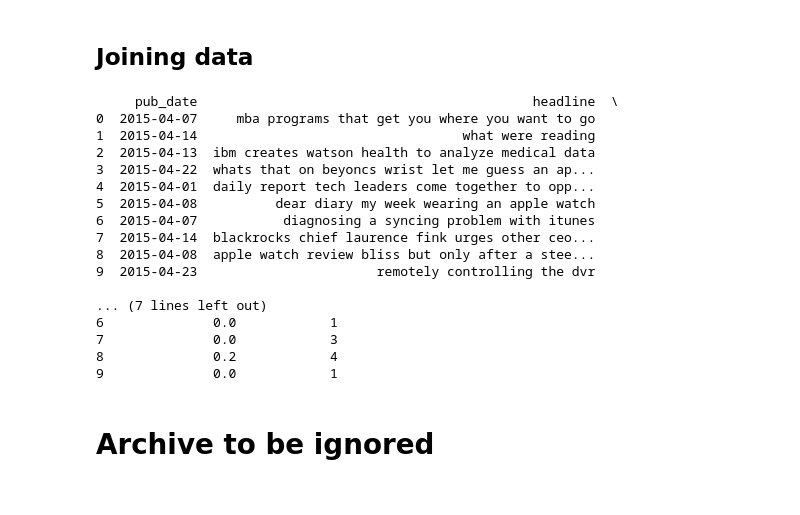
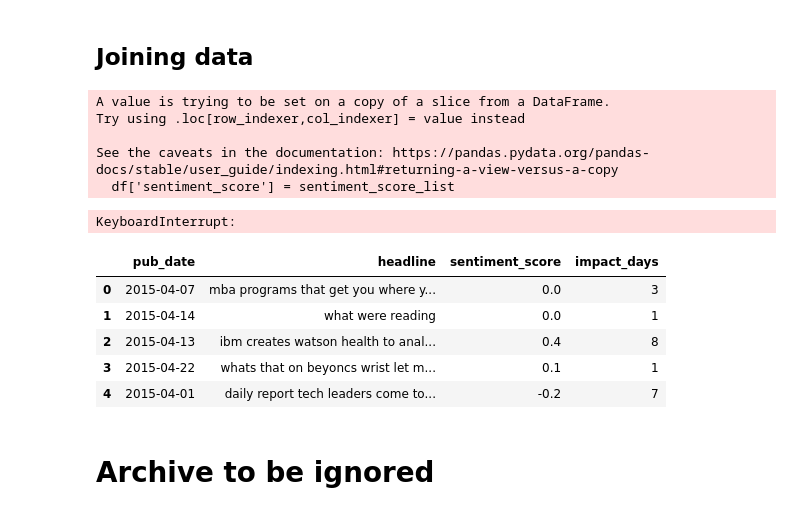
Before and after one commit to xavsant/multimodal_stockprice_prediction, a Jupyter notebook: code/experiments/LLM_Sentiment_Analysis/LLM_sentiment_feature_headline_final.ipynb, the cells around one changed output. Cells and saved outputs as stored; diff of their text form; code cells hidden in the pictures.

```diff
--- a/code/experiments/LLM_Sentiment_Analysis/LLM_sentiment_feature_headline_final.ipynb
+++ b/code/experiments/LLM_Sentiment_Analysis/LLM_sentiment_feature_headline_final.ipynb
@@ -49,5 +37,3 @@ df_new = df[['pub_date', 'headline']] #change this line for abstract
-# %%
-df_new = df_new.head(10)
 # %% [markdown]
 ## Polarity
 # %%
@@ -137,7 +123,7 @@ def analyze_sentiment_trend(text): #alter prompt for abstract
     Return results in JSON format like:
     {{ "SentimentScore": X.X }}
 
-    Here are some examples with SentimentScore and TrendStrength:
+    Here are some examples:
 
     Example 1:
     Headline: "Company Close to Finalizing Its 40 billion dollar funding."
@@ -359,25 +345,23 @@ df_analyzed = process_headlines_with_separate_models(df_new, 'headline')
 print(df_analyzed[['pub_date', 'headline', 'sentiment_score', 'impact_days']])
 
 # Save to CSV
-df_analyzed.to_csv('gemini_headline_features_predictions.csv', index= False)
+df_analyzed.to_csv('gemini_headline_features_predictions.csv', index= True)
 # %% [output]
-     pub_date                                           headline  \
-0  2015-04-07     mba programs that get you where you want to go
-1  2015-04-14                                  what were reading
-2  2015-04-13  ibm creates watson health to analyze medical data
-3  2015-04-22  whats that on beyoncs wrist let me guess an ap...
-4  2015-04-01  daily report tech leaders come together to opp...
-5  2015-04-08          dear diary my week wearing an apple watch
-6  2015-04-07           diagnosing a syncing problem with itunes
-7  2015-04-14  blackrocks chief laurence fink urges other ceo...
-8  2015-04-08  apple watch review bliss but only after a stee...
-9  2015-04-23                       remotely controlling the dvr
+A value is trying to be set on a copy of a slice from a DataFrame.
+Try using .loc[row_indexer,col_indexer] = value instead
 
-... (7 lines left out)
-6              0.0            1
-7              0.0            3
-8              0.2            4
-9              0.0            1
+See the caveats in the documentation: https://pandas.pydata.org/pandas-docs/stable/user_guide/indexing.html#returning-a-view-versus-a-copy
+  df['sentiment_score'] = sentiment_score_list
+KeyboardInterrupt:
+# %%
+df_analyzed.head()
+# %% [output]
+|  | pub_date | headline | sentiment_score | impact_days |
+| 0 | 2015-04-07 | mba programs that get you where y... | 0.0 | 3 |
+| 1 | 2015-04-14 | what were reading | 0.0 | 1 |
+| 2 | 2015-04-13 | ibm creates watson health to anal... | 0.4 | 8 |
+| 3 | 2015-04-22 | whats that on beyoncs wrist let m... | 0.1 | 1 |
+| 4 | 2015-04-01 | daily report tech leaders come to... | -0.2 | 7 |
 # %% [markdown]
 # Archive to be ignored
 # %%
```
Also changed, not shown: parts of 2 cells of this notebook, 1 other file.
